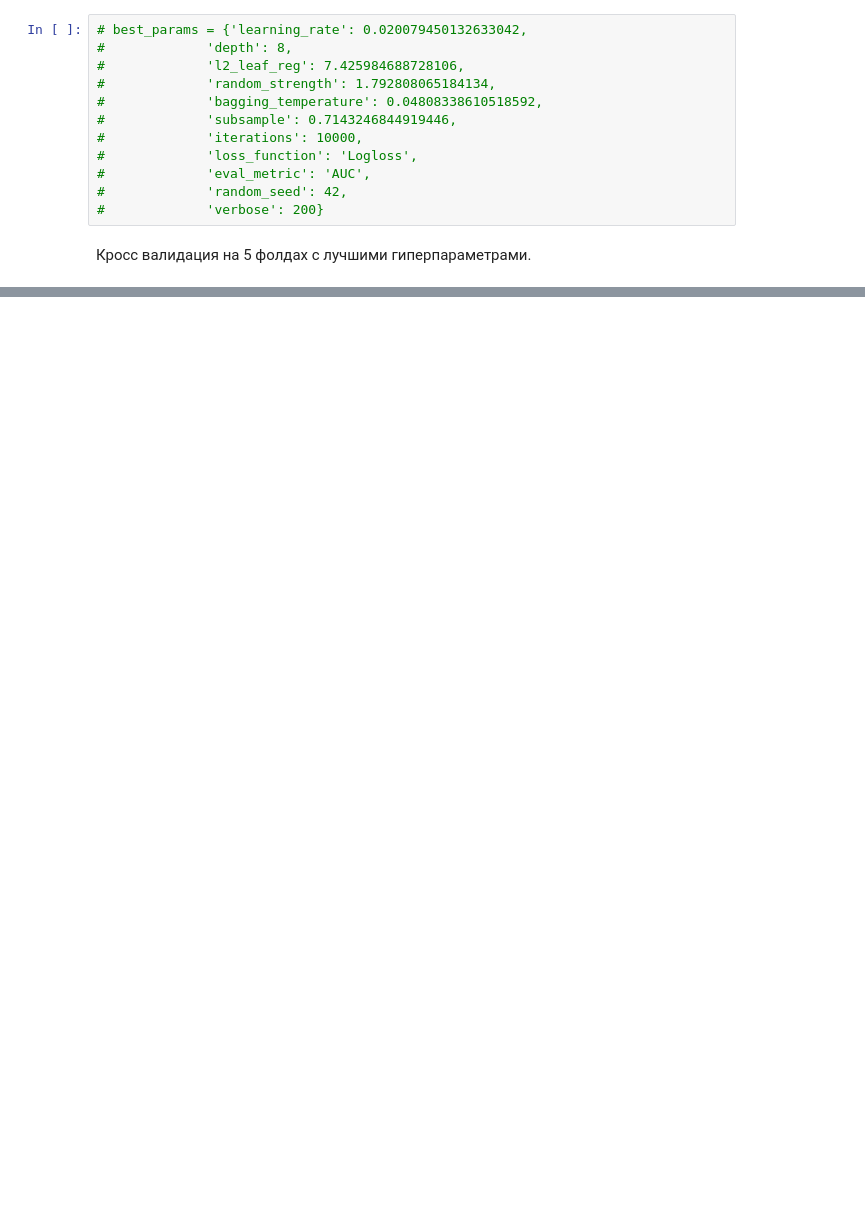
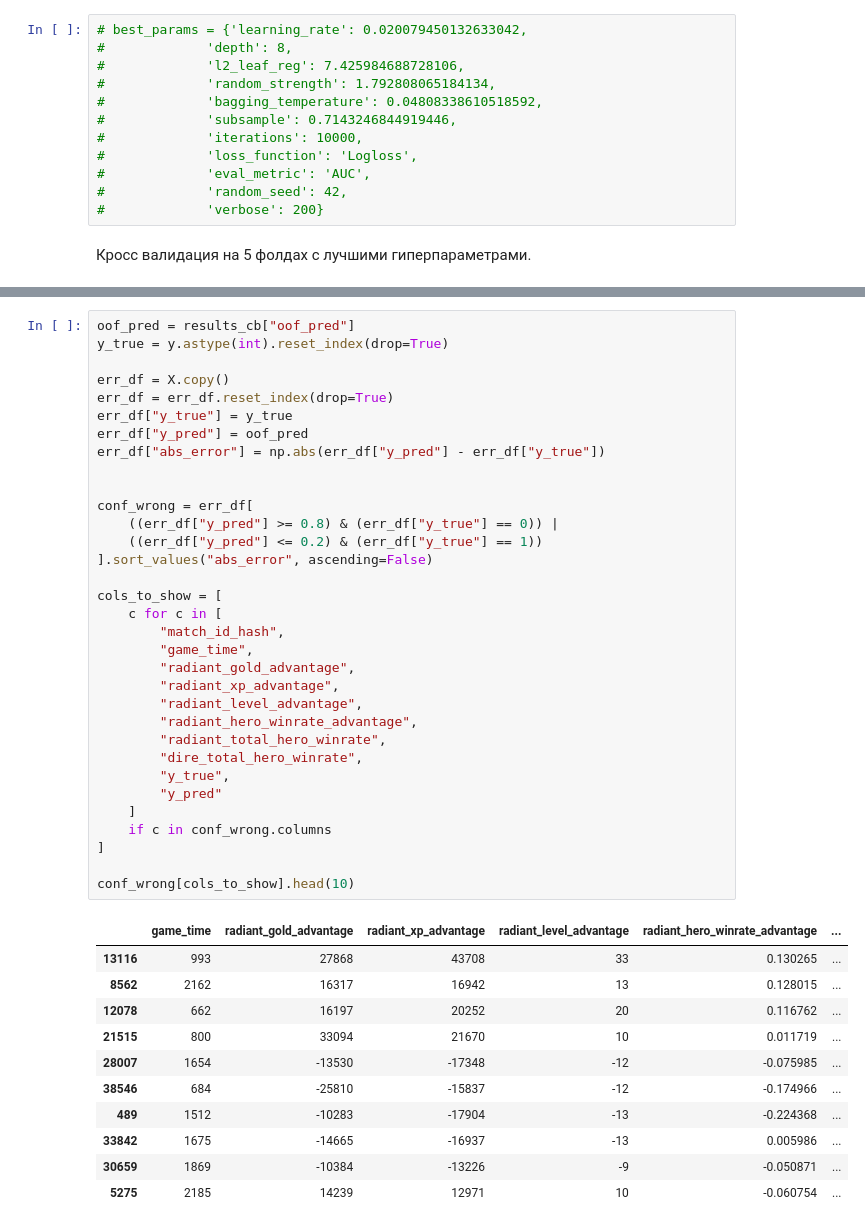
Before and after one commit to matevosovp/Dota-2-winner-prediction, a Jupyter notebook: Dota2winnerPrediction.ipynb, the cells around one changed output, grey strips where cells are left out. Drawn from its saved outputs; the diff is of its cells as text; blank space fills up the shorter version.

```diff
--- a/Dota2winnerPrediction.ipynb
+++ b/Dota2winnerPrediction.ipynb
@@ -1634,0 +1852,45 @@ Roc-auc: 0.83777 std: 0.001826
+# %%
+oof_pred = results_cb["oof_pred"]
+y_true = y.astype(int).reset_index(drop=True)
+
+err_df = X.copy()
+err_df = err_df.reset_index(drop=True)
+err_df["y_true"] = y_true
+err_df["y_pred"] = oof_pred
+err_df["abs_error"] = np.abs(err_df["y_pred"] - err_df["y_true"])
+
+
+conf_wrong = err_df[
+    ((err_df["y_pred"] >= 0.8) & (err_df["y_true"] == 0)) |
+    ((err_df["y_pred"] <= 0.2) & (err_df["y_true"] == 1))
+].sort_values("abs_error", ascending=False)
+
+cols_to_show = [
+    c for c in [
+        "match_id_hash",
+        "game_time",
+        "radiant_gold_advantage",
+        "radiant_xp_advantage",
+        "radiant_level_advantage",
+        "radiant_hero_winrate_advantage",
+        "radiant_total_hero_winrate",
+        "dire_total_hero_winrate",
+        "y_true",
+        "y_pred"
+    ]
+    if c in conf_wrong.columns
+]
+
+conf_wrong[cols_to_show].head(10)
+# %% [output]
+|  | game_time | radiant_gold_advantage | radiant_xp_advantage | radiant_level_advantage | radiant_hero_winrate_advantage | ... |
+| 13116 | 993 | 27868 | 43708 | 33 | 0.130265 | ... |
+| 8562 | 2162 | 16317 | 16942 | 13 | 0.128015 | ... |
+| 12078 | 662 | 16197 | 20252 | 20 | 0.116762 | ... |
+| 21515 | 800 | 33094 | 21670 | 10 | 0.011719 | ... |
+| 28007 | 1654 | -13530 | -17348 | -12 | -0.075985 | ... |
+| 38546 | 684 | -25810 | -15837 | -12 | -0.174966 | ... |
+| 489 | 1512 | -10283 | -17904 | -13 | -0.224368 | ... |
+| 33842 | 1675 | -14665 | -16937 | -13 | 0.005986 | ... |
+| 30659 | 1869 | -10384 | -13226 | -9 | -0.050871 | ... |
+| 5275 | 2185 | 14239 | 12971 | 10 | -0.060754 | ... |
```
Also changed, not shown: parts of 16 cells of this notebook.
